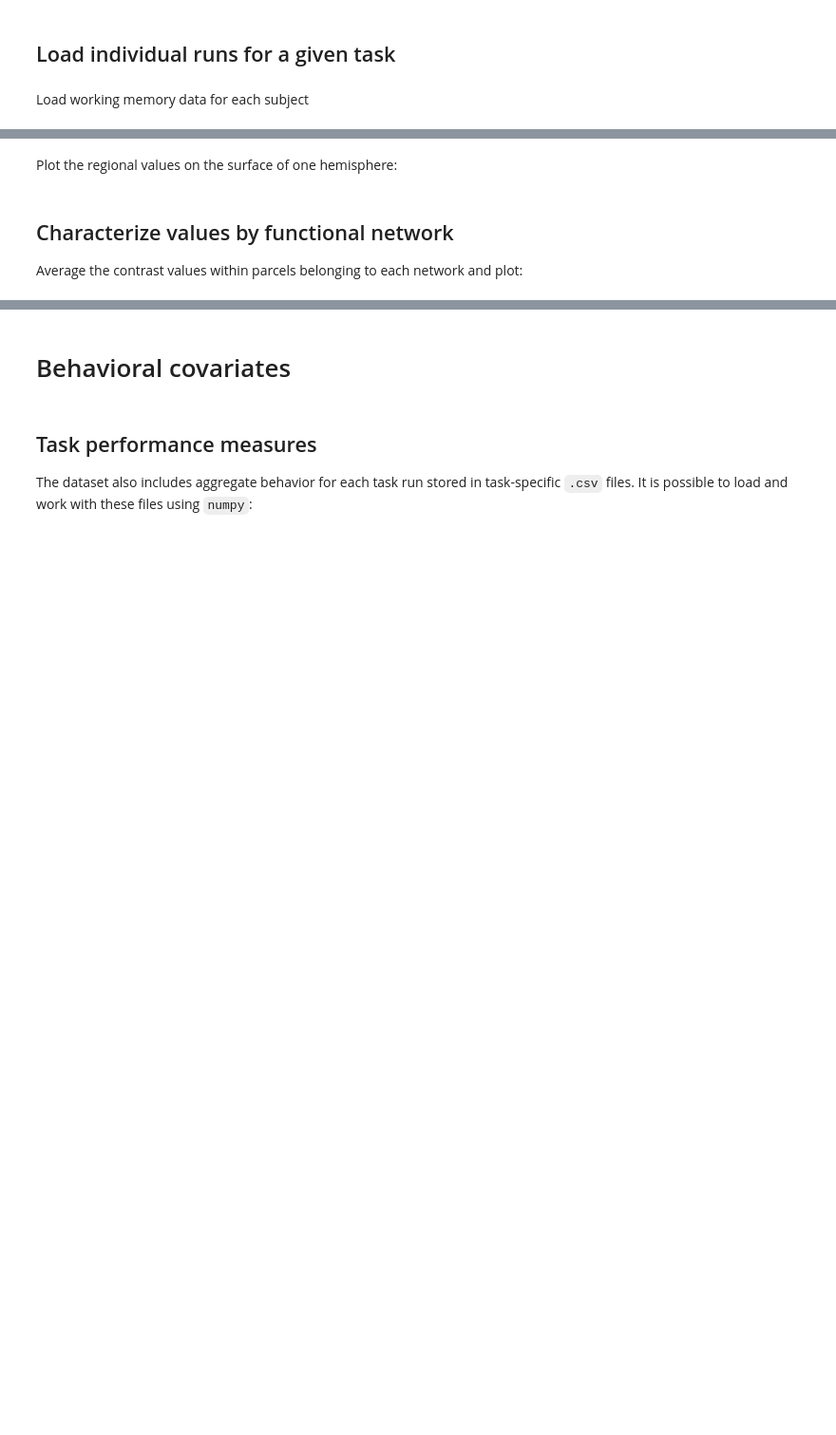
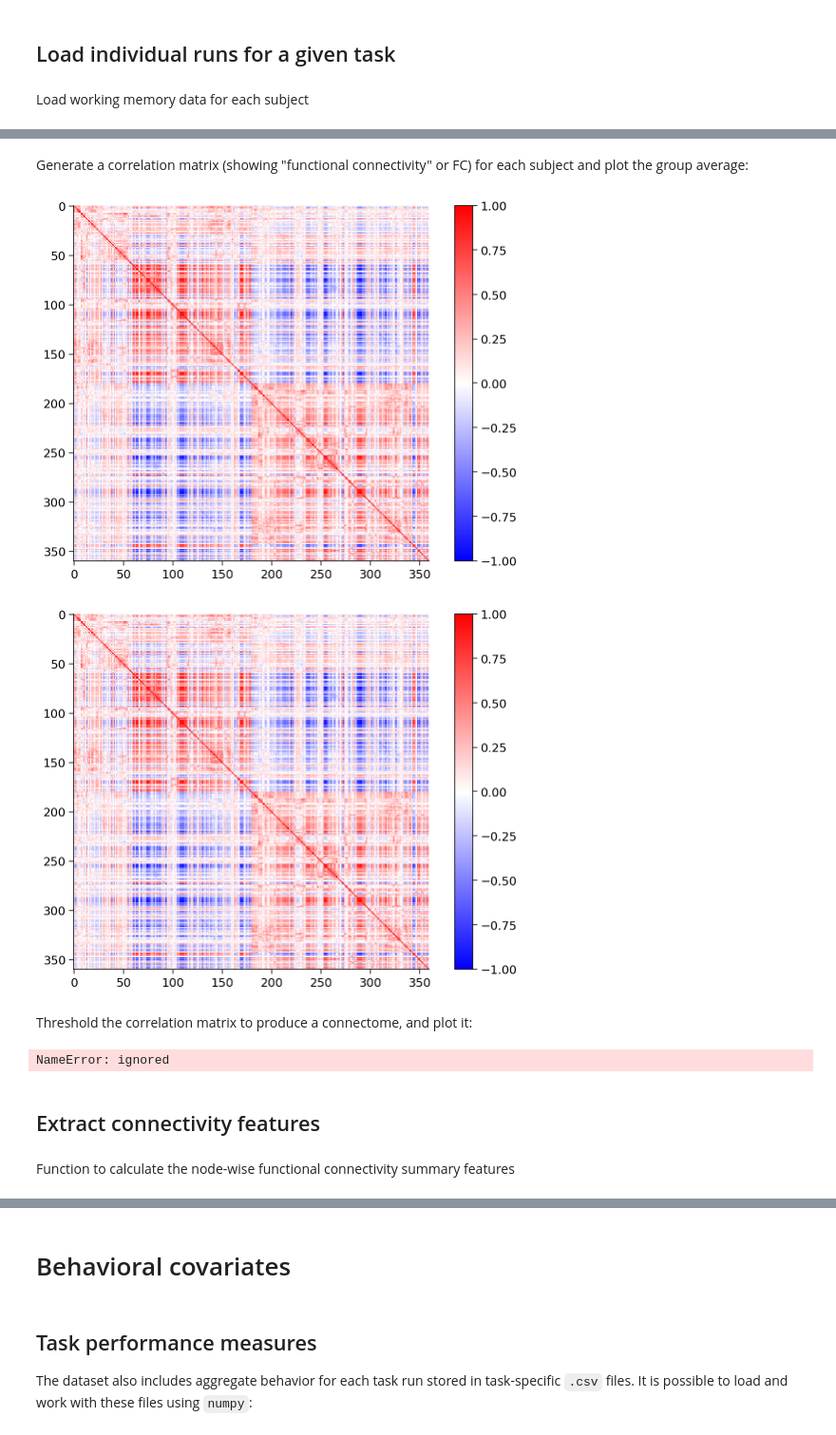
Before and after one commit to andrew-gerlach/small-world-hippos, a Jupyter notebook: load_chp.ipynb, the cells around one changed output, grey strips where cells are left out. Shown at 95% size. Drawn from its saved outputs; the diff is of its cells as text; code cells hidden in the pictures; blank space fills up the shorter version.

```diff
--- a/load_chp.ipynb
+++ b/load_chp.ipynb
@@ -318,10 +466,0 @@ Generate a correlation matrix (showing "functional connectivity" or FC) for each
-# %%
-fc = np.zeros((N_SUBJECTS, N_PARCELS, N_PARCELS))
-for sub, ts in enumerate(timeseries_rest):
-  fc[sub] = np.corrcoef(ts)
-
-group_fc = fc.mean(axis=0)
-
-plt.imshow(group_fc, interpolation="none", cmap="bwr", vmin=-1, vmax=1)
-plt.colorbar()
-plt.show()
@@ -330,14 +466,0 @@ Plot the profile of FC values between a particular "seed" parcel and every parce
-# %%
-seed_roi = "R_9-46d"  # name of seed parcel
-seed_idx = region_info["name"].index(seed_roi)
-
-hemi_fc = np.split(group_fc, 2)
-
-# Plot the FC profile across the right and left hemisphere target regions
-for i, hemi_fc in enumerate(hemi_fc):
-  plt.plot(hemi_fc[:, seed_idx], label=f"{HEMIS[i]} hemisphere")
-plt.title(f"FC for region {seed_roi}")
-plt.xlabel("Target region")
-plt.ylabel("Correlation (FC)")
-plt.legend()
-plt.show()
@@ -480,2 +534,0 @@ plt.show()
-# %% [markdown]
-Plot the regional values on the surface of one hemisphere:
@@ -488,4 +534,0 @@ plotting.view_surf(fsaverage['infl_left'],
-# %% [markdown]
-## Characterize values by functional network
-
-Average the contrast values within parcels belonging to each network and plot:
@@ -510,0 +535,34 @@ plt.show()
+# %% [markdown]
+Generate a correlation matrix (showing "functional connectivity" or FC) for each subject and plot the group average:
+# %%
+fc_2bk = np.zeros((N_SUBJECTS, N_PARCELS, N_PARCELS))
+fc_0bk = np.zeros((N_SUBJECTS, N_PARCELS, N_PARCELS))
+for sub, ts in enumerate(timeseries_task_wm['2bk']):
+  fc_2bk[sub] = np.corrcoef(ts)
+for sub, ts in enumerate(timeseries_task_wm['0bk']):
+  fc_0bk[sub] = np.corrcoef(ts)
+
+
+group_fc_2bk = fc_2bk.mean(axis=0)
+
+plt.imshow(group_fc_2bk, interpolation="none", cmap="bwr", vmin=-1, vmax=1)
+plt.colorbar()
+plt.show()
+
+group_fc_0bk = fc_0bk.mean(axis=0)
+plt.imshow(group_fc_0bk, interpolation="none", cmap="bwr", vmin=-1, vmax=1)
+plt.colorbar()
+plt.show()
+# %% [output]
+[figure, added]
+[figure, added]
+# %% [markdown]
+Threshold the correlation matrix to produce a connectome, and plot it:
+# %%
+plotting.view_connectome(group_fc_2bk, atlas["coords"], edge_threshold="99%")
+# %% [output]
+NameError: ignored
+# %% [markdown]
+## Extract connectivity features
+# %% [markdown]
+Function to calculate the node-wise functional connectivity summary features
```
Also changed, not shown: parts of 64 cells of this notebook.
